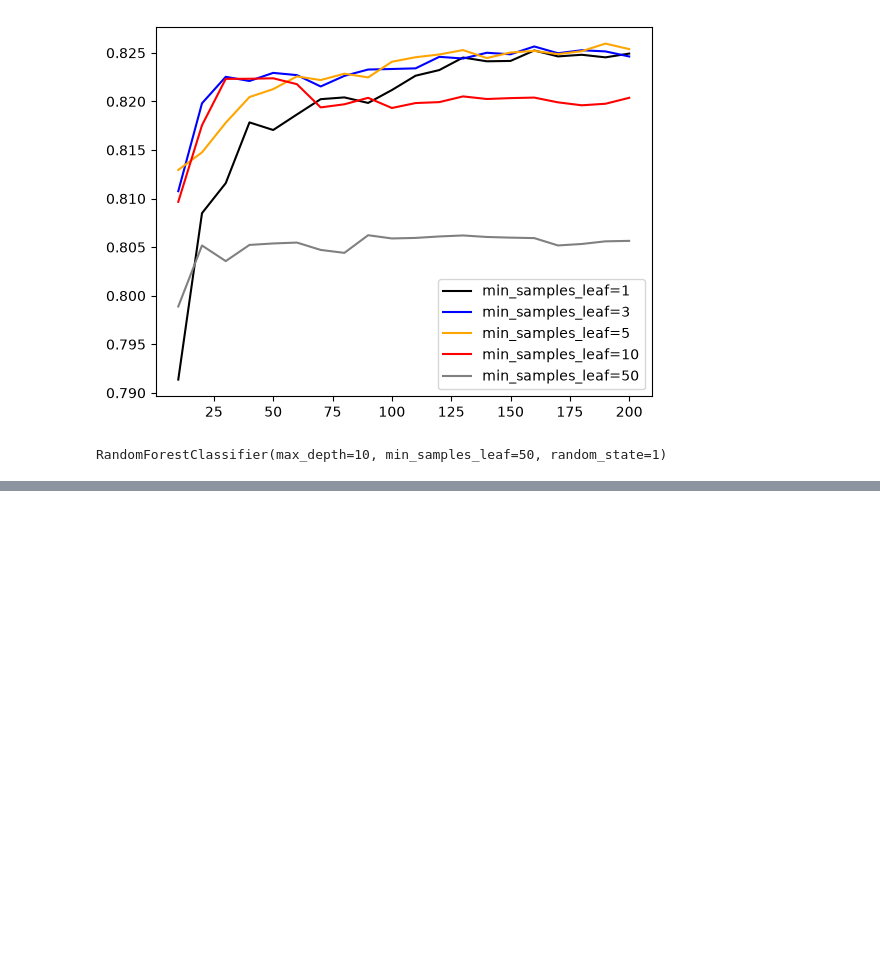
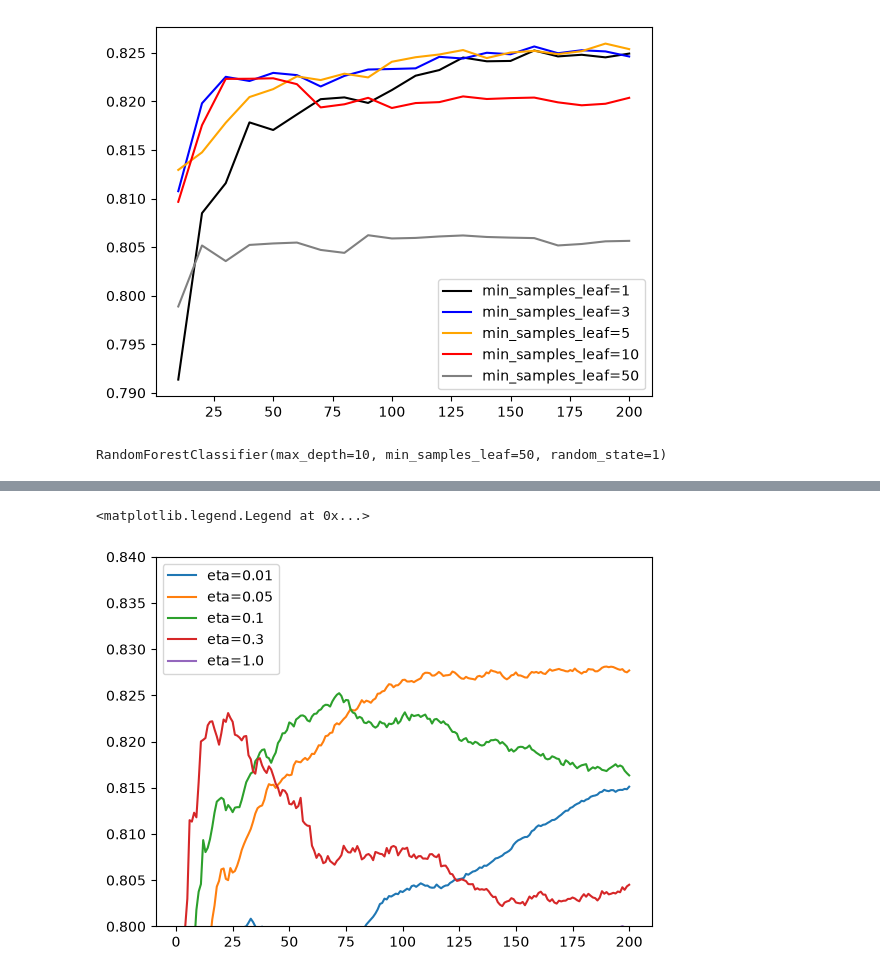
Before and after one commit to Gagun45/mlzoomcamp, a Jupyter notebook: 06-trees/notebook.ipynb, the cells around one changed output, grey strips where cells are left out. Drawn from its saved outputs; the diff is of its cells as text; code cells hidden in the pictures; blank space fills up the shorter version.

```diff
--- a/06-trees/notebook.ipynb
+++ b/06-trees/notebook.ipynb
@@ -394,3 +394,8 @@ rf = RandomForestClassifier(n_estimators=n_estimators,
 rf
 # %% [output]
 RandomForestClassifier(max_depth=10, min_samples_leaf=50, random_state=1)
+# %%
+import xgboost as xgb
+features = list(dv.get_feature_names_out())
+dtrain = xgb.DMatrix(X_train, label=y_train, feature_names=features)
+dval = xgb.DMatrix(X_val, label=y_val, feature_names=features)
@@ -396,0 +487,11 @@ RandomForestClassifier(max_depth=10, min_samples_leaf=50, random_state=1)
+# %%
+for key, df_score in scores.items():
+    plt.plot(df_score.iter, df_score.val_auc, label=key)
+
+plt.ylim(0.8, 0.84)
+plt.legend()
+
+eta = 0.05
+# %% [output]
+<matplotlib.legend.Legend at 0x...>
+[figure, added]
```
Also changed, not shown: parts of 8 cells of this notebook, 2 other files.
